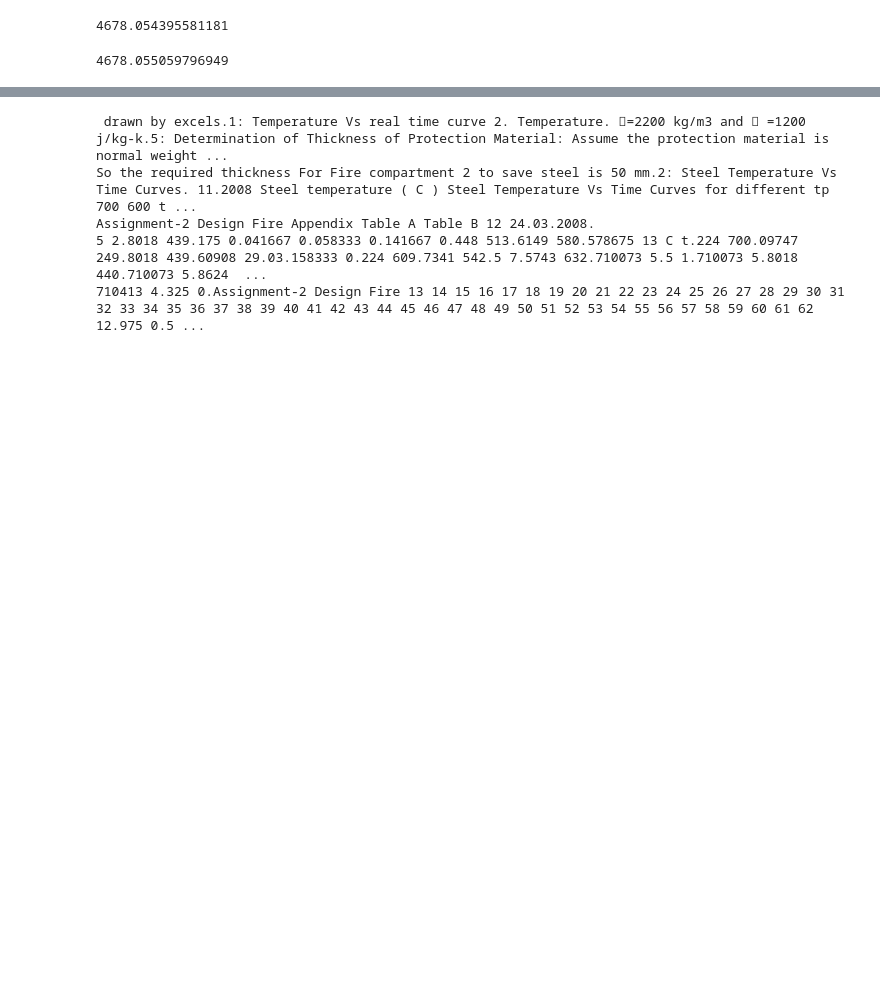
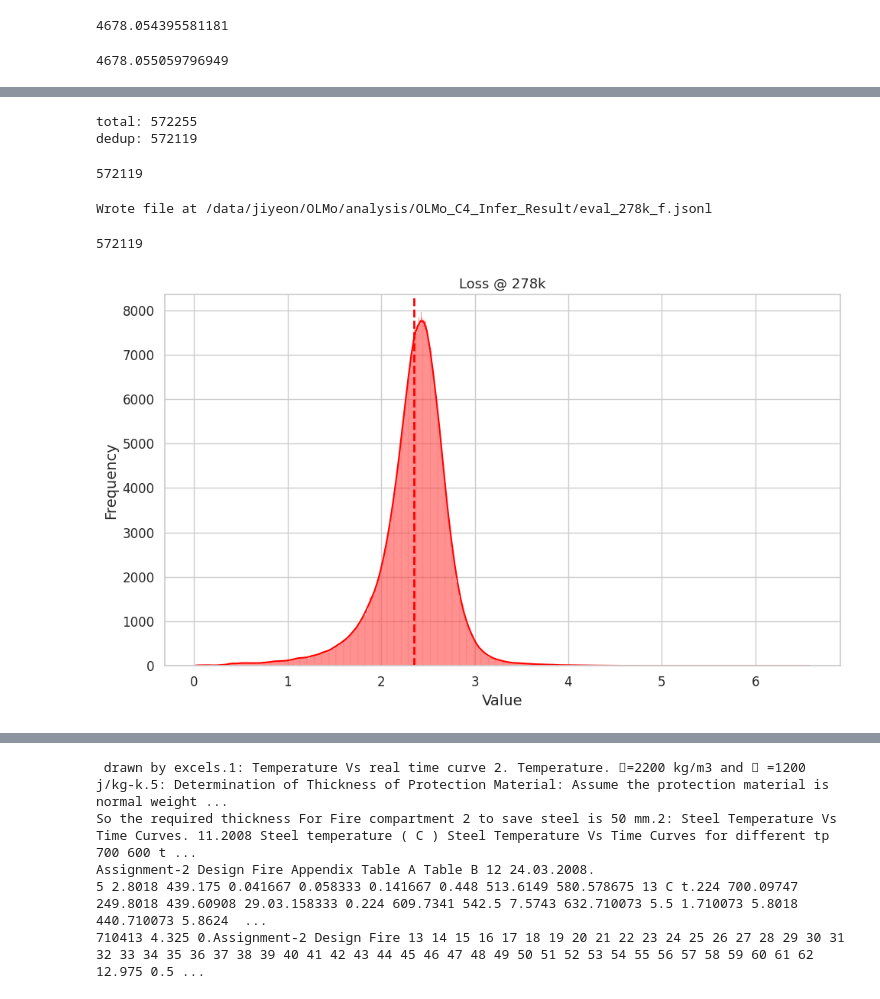
Before and after one commit to jyk13579/OLMo, a Jupyter notebook: exp/file.ipynb, the cells around one changed output, grey strips where cells are left out. Drawn from its saved outputs; the diff is of its cells as text; code cells hidden in the pictures; blank space fills up the shorter version.

Commit message:
olmo easyhard train code, save HFdataset

```diff
--- a/exp/file.ipynb
+++ b/exp/file.ipynb
@@ -1313,0 +959,75 @@ Dataset.load_from_disk("a;dlfkja;dfjkas;fdjkadf;k")
+# %%
+dedup_li = [x['sample_idx'] for x in li]
+print(f"total: {len(li)}")
+print(f"dedup: {len(set(dedup_li))}")
+# %% [output]
+total: 572255
+dedup: 572119
+# %%
+to_save = {}
+for x in li:
+    if x['sample_idx'] not in to_save:
+        mean = sum(x['per_token_loss'])/len(x['per_token_loss'])
+        x['loss_mean'] = mean
+        to_save[x['sample_idx']] = x
+print(len(to_save))
+li = [x for x in to_save.values()]
+# %% [output]
+572119
+# %%
+def write_jsonl_file(file_path, data):
+    with open(file_path , encoding= "utf-8",mode="w") as file:
+        for i in data:
+            file.write(json.dumps(i) + "\n")
+    print(f"Wrote file at {file_path}")
+
+write_jsonl_file('/data/jiyeon/OLMo/analysis/OLMo_C4_Infer_Result/eval_278k_f.jsonl', li)
+# %% [output]
+Wrote file at /data/jiyeon/OLMo/analysis/OLMo_C4_Infer_Result/eval_278k_f.jsonl
+# %%
+import json
+from tqdm.auto import tqdm
+
+li = []
+
+for x in tqdm(open('/data/jiyeon/OLMo/analysis/OLMo_C4_Infer_Result/eval_278k_f.jsonl'), total = 572119):
+    try:
+        li.append(json.loads(x))
+    except:
+        print("[Error] Skipping ...")
+print(len(li))
+# %% [output]
+572119
+# %%
+li_loss = [x['loss_mean'] for x in li]
+# %%
+# Plot histogram from 0 ~ 0.005
+import matplotlib.pyplot as plt
+import numpy as np
+import seaborn as sns
+
+# Set the style
+sns.set(style="whitegrid")
+
+# Plot the histogram
+plt.figure(figsize=(10, 6))
+sns.histplot(li_loss, kde=True, color='red')
+
+# Add a vertical line at the mean
+mean_value = np.mean(li_loss)
+plt.axvline(mean_value, color='red', linestyle='dashed', linewidth=2, label=f'Mean: {mean_value:.5f}')
+
+# Add title and labels
+plt.title('Loss @ 278k', fontsize=13)
+plt.xlabel('Value', fontsize=14)
+plt.ylabel('Frequency', fontsize=14)
+
+# Customize ticks
+plt.xticks(fontsize=12)
+plt.yticks(fontsize=12)
+
+# Show the plot
+plt.tight_layout()
+plt.show()
+# %% [output]
+[figure, added]
```
Also changed, not shown: parts of 94 cells of this notebook, 43 other files.
